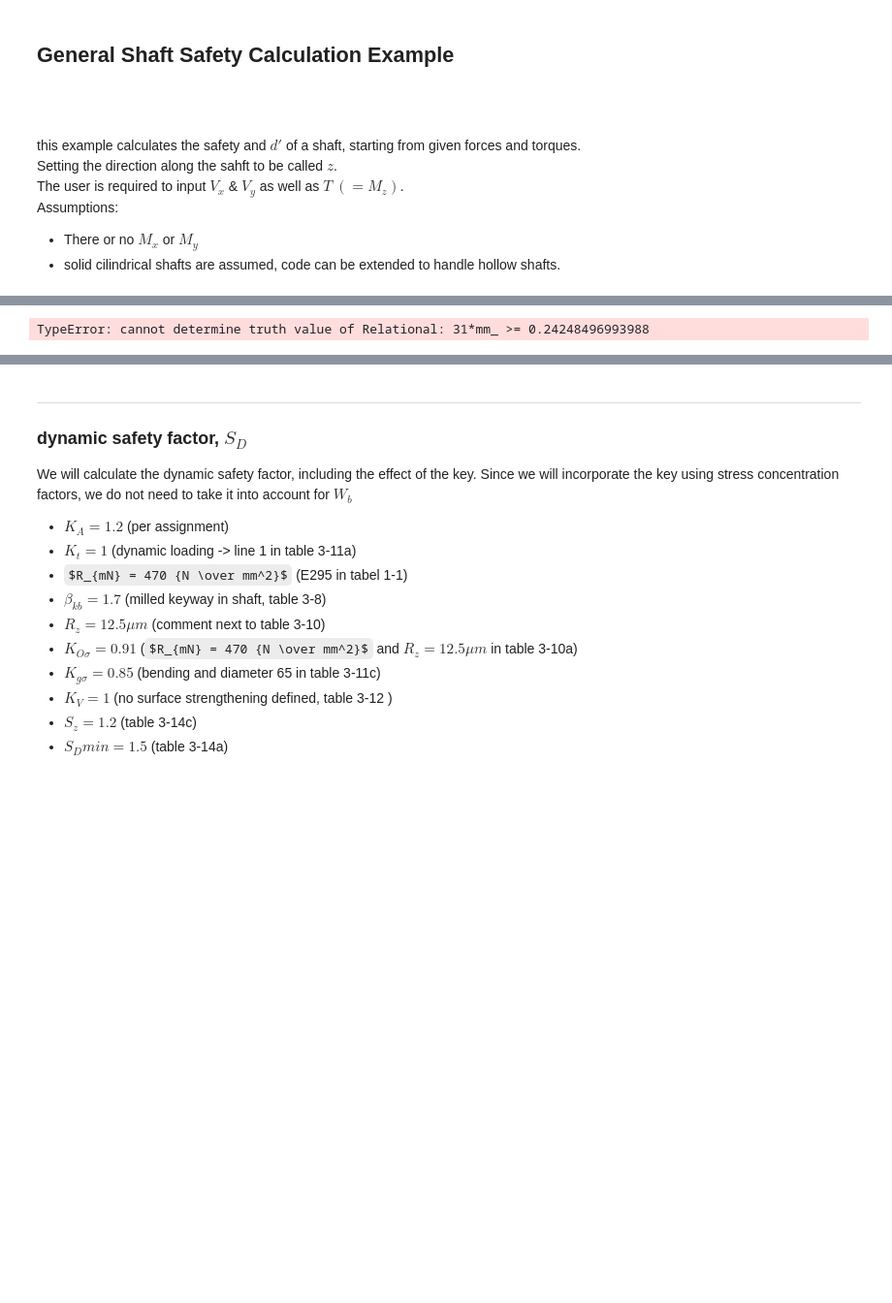
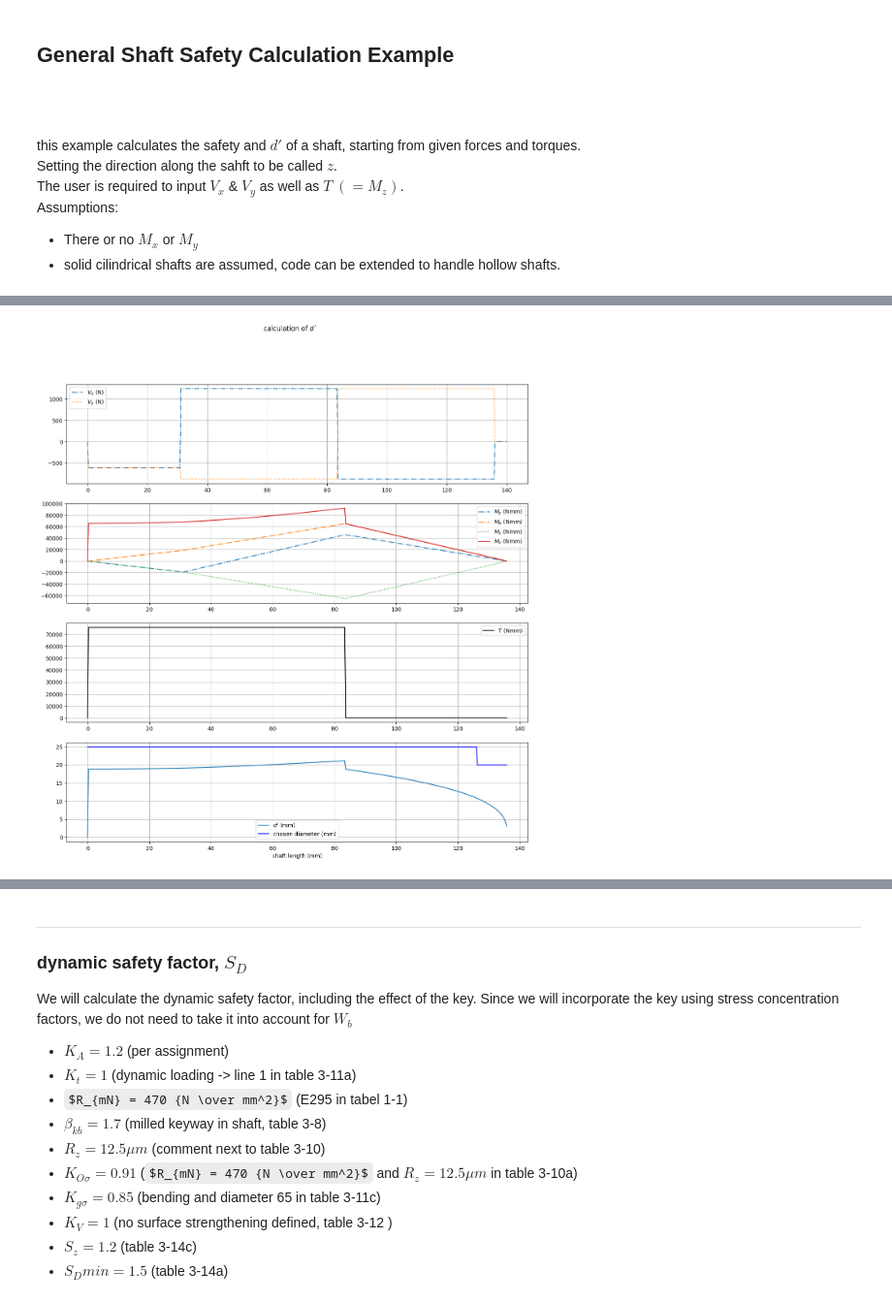
Before and after one commit to Angela-NG/machine-design, a Jupyter notebook: ShaftCalculation_General.ipynb, the cells around one changed output, grey strips where cells are left out. Shown at 97% size. Drawn from its saved outputs; the diff is of its cells as text; code cells hidden in the pictures; some formulas as TeX source; blank space fills up the shorter version.

```diff
--- a/ShaftCalculation_General.ipynb
+++ b/ShaftCalculation_General.ipynb
@@ -156,32 +158,33 @@ $\displaystyle {d}' = \frac{0.4675 mm_{}^{0.6667} \left(0.75 \left(\begin{cases}
 # %%
 # creating  a second graph on dprime
 # step1, A&B, evaluate the function
 dprime1 = HM.substitute(S.dprime,S,K_A = K_A_initial)
 M_v1 = HM.substitute(S.M_v,S,K_A = K_A_initial)
-d = sp.Piecewise((25*mm_,z<=83.5*mm_),(20*mm_,z<=136*mm_))
+d = sp.Piecewise((25*mm_,z<=126*mm_),(20*mm_,z<=136*mm_))
 y_d = HM.evaluate(d,{'z':z_val})
 y_M_v = HM.evaluate(M_v1,{'z':z_val})
 y_M_b = HM.evaluate(HM.substitute(S.M_b,S,K_A = K_A_initial),{'z':z_val})
+#y_M_b = np.maximum(np.abs(y_M_x), np.abs(y_M_y))
 y_dprime = HM.evaluate(dprime1,{'z':z_val})
 
 fig2,ax2 = plt.subplots(4,1,figsize=(15, 15))
 line1 = ax2[0].plot(z_val,y_V_x,label=f'$V_x$ (N)',linestyle='-.')
 line1 = ax2[0].plot(z_val,y_V_y,label=f'$V_y$ (N)',linestyle=':')
 line3 = ax2[1].plot(z_val,y_M_y,label=f'$M_y$ (Nmm)',linestyle='-.')
 line9 = ax2[1].plot(z_val,y_M_b,label=f'$M_b$ (Nmm)',linestyle='-.')
 line4 = ax2[1].plot(z_val,y_M_x,label=f'$M_x$ (Nmm)',linestyle=':')
 line5 = ax2[1].plot(z_val,y_M_v,label=f'$M_v$ (Nmm)',linestyle='-')
 line6 = ax2[2].plot(z_val,y_T,label='T (Nmm)',color='k')
 line7 = ax2[3].plot(z_val,y_dprime,label = f"$d'$ (mm)")
 line8=ax2[3].plot(z_val,y_d,label='chosen diameter (mm)',c='b')
 for a in ax2:
     a.legend()
     a.grid()
 ax2[3].set_xlabel('shaft length (mm)')
 fig2.suptitle(f"calculation of $d'$")
 t=0
 # %% [output]
-TypeError: cannot determine truth value of Relational: 31*mm_ >= 0.24248496993988
+[figure, added]
 # %%
 ## next we will compare a chosen diameter to a required safety level.
 
```
Also changed, not shown: parts of 8 cells of this notebook.
